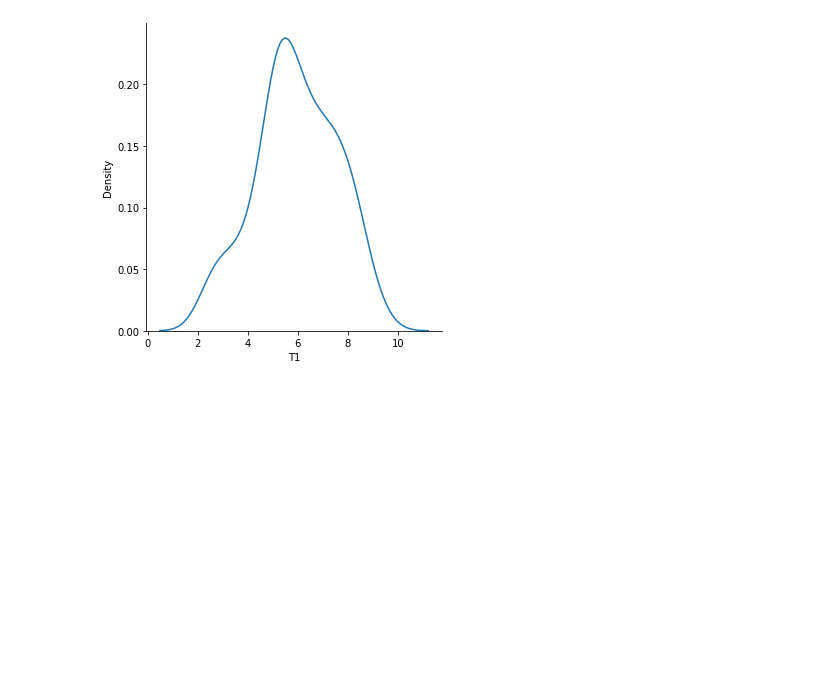
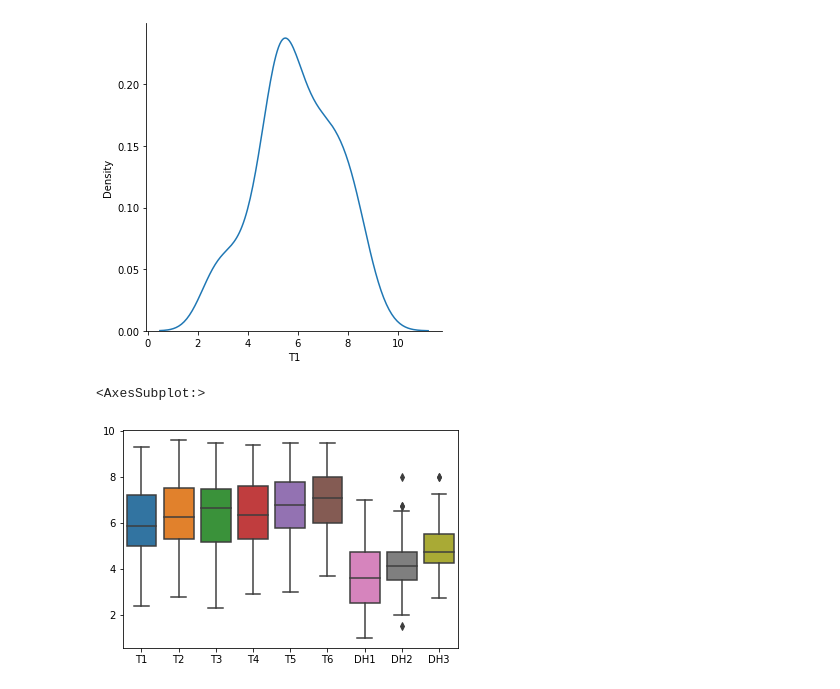
Before and after one commit to minhtri1610/py17052022, a Jupyter notebook: day12/d02.ipynb, the cells around one changed output. Cells and saved outputs as stored; diff of their text form; code cells hidden in the pictures; blank space fills up the shorter version.

```diff
--- a/day12/d02.ipynb
+++ b/day12/d02.ipynb
@@ -251,0 +271,5 @@ plt.show()
+# %%
+sns.boxplot(data=df[['T1','T2','T3','T4','T5','T6', 'DH1', 'DH2', 'DH3']])
+# %% [output]
+<AxesSubplot:>
+[figure, added]
```
Also changed, not shown: parts of 28 cells of this notebook, 1 other file.
